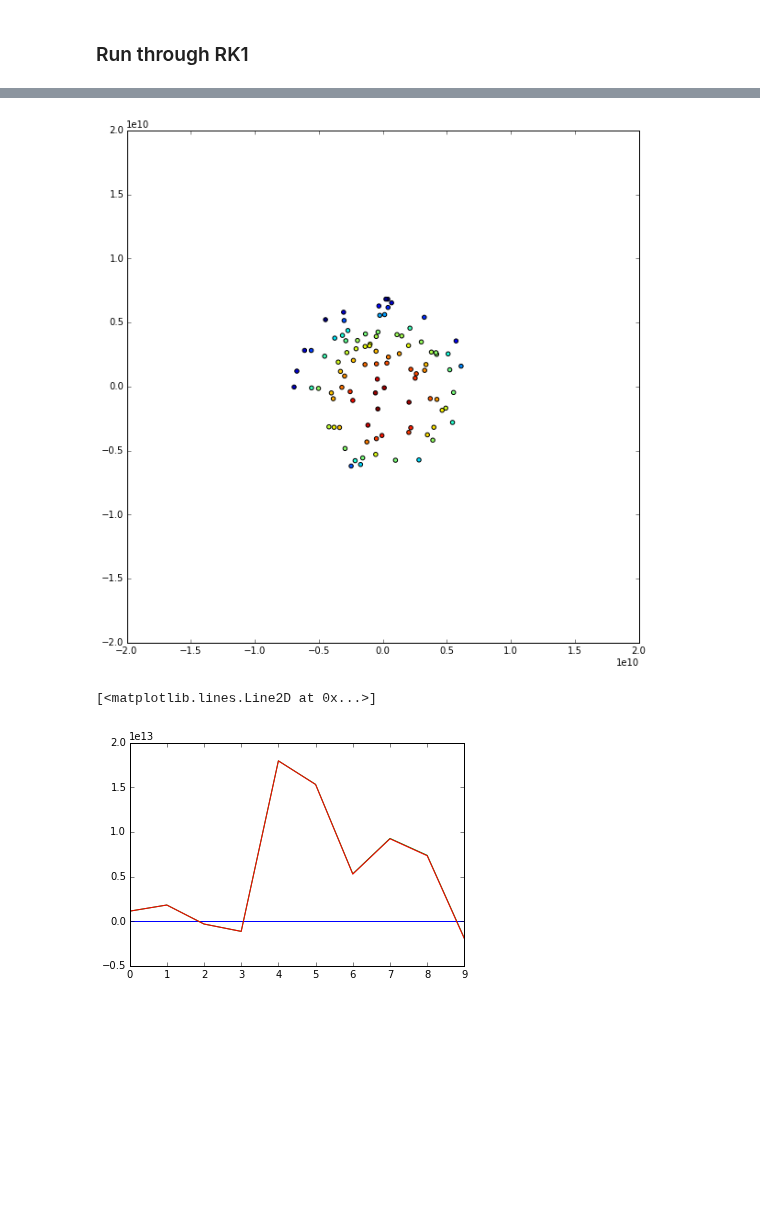
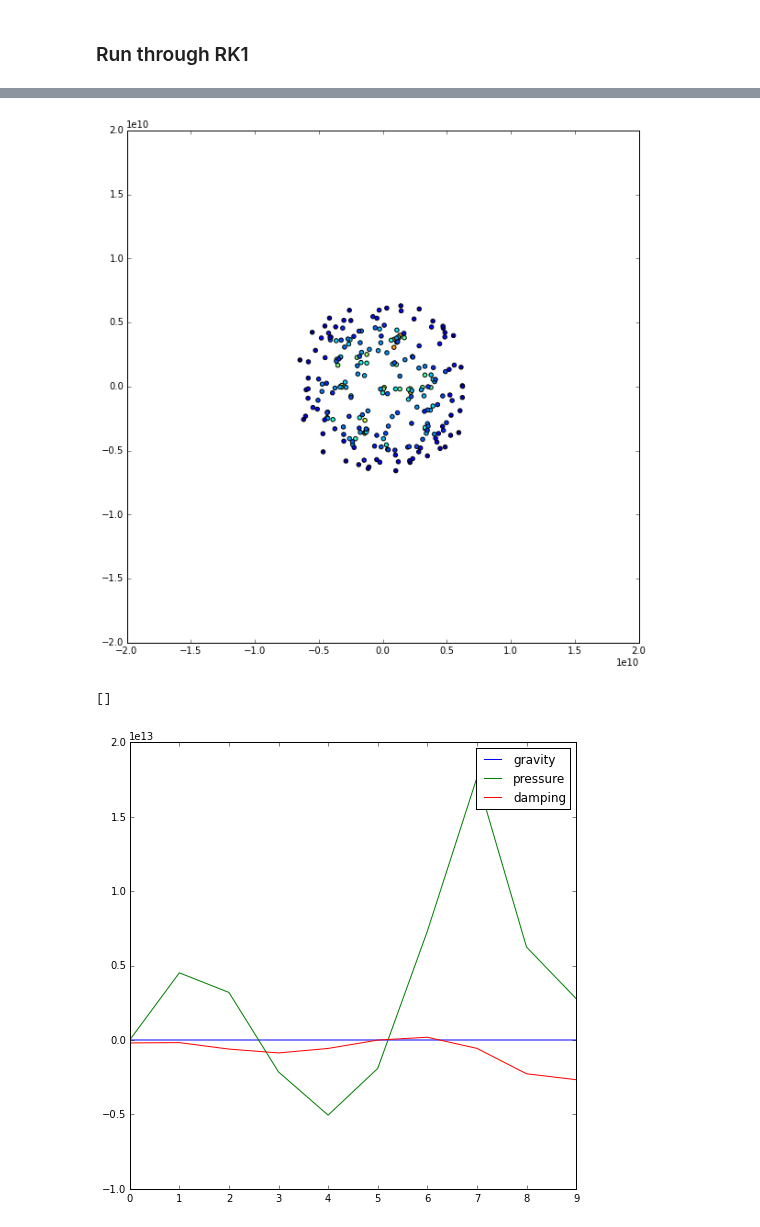
Before and after one commit to saichikine/Jupiter_SPH, a Jupyter notebook: main2.ipynb, the cells around one changed output, grey strips where cells are left out. Cells and saved outputs as stored; diff of their text form; code cells hidden in the pictures; blank space fills up the shorter version.

```diff
--- a/main2.ipynb
+++ b/main2.ipynb
@@ -20,7 +20,7 @@ import time
 ### Initialize Model Constants
 # %%
 RJupiter = 6.99e9                 # radius of Jupiter, cm
-v = 1                          # damping coefficient
+v = 1e2                           # damping coefficient
 gamma = 2                         # polytrope index
 G = 6.67e-8                       # dyne*cm^2/g^2
 rhoC = 5                          # g/cm^3, central density
@@ -28,7 +28,7 @@ K = 2.6e12                        # dyne*cm^4/g^2
 alpha = np.sqrt(K/(2*np.pi*G))    # distribution constant
 h = 8.5e8                         # smoothing length
 
-N1 = 100                          # Particles in planet 1
+N1 = 250                          # Particles in planet 1
 # %% [markdown]
 ### Initialize Radial Position of Planets
 # %%
@@ -165,13 +168,12 @@ def W(dist, h):
         h: smoothing length
     '''
     if dist < h:
-        return 10/(7*np.pi*h**2) * \
+        return 2/(np.pi*h**3) * \
                (1/4*(2-dist/h)**3 - (1-dist/h)**3)
     elif dist > 2 * h:
         return 0
     else:
-        return 10/(7*np.pi*h**2) * (1/4*(2-dist/h)**3)
+        return 1/(np.pi*h**3) * (1/4*(2-dist/h)**3)
 
 print W(0, h)
-print 1/h**3
 # %% [output]
@@ -289,11 +290,14 @@ stepN = 10
 # Particle history
 ParticlePositionHistory = np.zeros((stepN,nParticles,2))
 ParticleVelocityHistory = np.zeros((nParticles,2,stepN))
+ParticleRhoHistory = np.zeros((stepN, nParticles, 1))
 xyDistributionOld = np.copy(xyDistribution)
 
 # Force history
 forceHistory = np.zeros((stepN, 3))
 for i in range(stepN):
+    if i % 1 == 0:
+        print "Time step", i
     if i == 2:
         rhoOld = np.copy(rhoDistribution)
     deltaVf = np.zeros_like(xyDistribution, dtype = np.float)
@@ -302,22 +306,23 @@ for i in range(stepN):
     ParticlePositionHistory[i,:,:] = xyDistribution
 
     deltaVf += nb_gravity()
-    print "\nAvg gravity", np.mean(deltaVf)
+#    print "\nAvg gravity", np.mean(deltaVf)
     forceHistory[i,0] = np.mean(deltaVf)
 
     deltaVf -= -gradP()/rhoDistribution[:,np.newaxis]
-    print "Avg gravity + pressure", np.mean(deltaVf)
+#    print "Avg gravity + pressure", np.mean(deltaVf)
     forceHistory[i,1] = np.mean(deltaVf)
 
     deltaVf +=  -v*velocityDistribution**1
-    print "Avg damping:", np.mean(velocityDistribution)
-    forceHistory[i,2] = np.mean(deltaVf)
+#    print "Avg damping:", np.mean(velocityDistribution)
+    forceHistory[i,2] = np.mean(-v*velocityDistribution**1)
 
 
     velocityDistribution += dt*deltaVf
     xyDistribution += dt*velocityDistribution
 
     densityUpdate()
+    ParticleRhoHistory[i,:,:] = rhoDistribution[:,np.newaxis]
     pressureDistribution = K*rhoDistribution**2
 
 print(time.time()-t0)
@@ -350,10 +349,10 @@ def update_plot():
     x = ParticlePositionHistory[time-1,:,0]
     y = ParticlePositionHistory[time-1,:,1]
     fig = plt.figure(figsize=(10,10))
-    plt.scatter(x, y, c=mDistribution)
+    plt.scatter(x, y, c=ParticleRhoHistory[time-1,:,:])
     plt.xlim(-2e10, 2e10)
     plt.ylim(-2e10, 2e10)
-    #plt.colorbar()
+#    plt.colorbar()
 
     clear_output(True)
 
@@ -363,11 +362,15 @@ slider.on_trait_change(update_plot, 'value')
 display(slider)
 update_plot()
 # %% [output]
-[figure, old version]
+[figure, new version]
 # %%
-plt.plot(range(stepN), forceHistory[:,0])
-plt.plot(range(stepN), forceHistory[:,1])
-plt.plot(range(stepN), forceHistory[:,2])
+plt.figure(figsize=(8,8))
+plt.plot(range(stepN), forceHistory[:,0], label='gravity')
+plt.plot(range(stepN), forceHistory[:,1] - forceHistory[:,0], label='pressure')
+plt.plot(range(stepN), forceHistory[:,2], label='damping')
+#plt.plot(range(stepN), forceHistory[:,1] + forceHistory[:,2], label='net')
+plt.legend()
+plt.plot()
 # %% [output]
-[<matplotlib.lines.Line2D at 0x...>]
+[]
-[figure, old version]
+[figure, new version]
```
Also changed, not shown: parts of 8 cells of this notebook.
